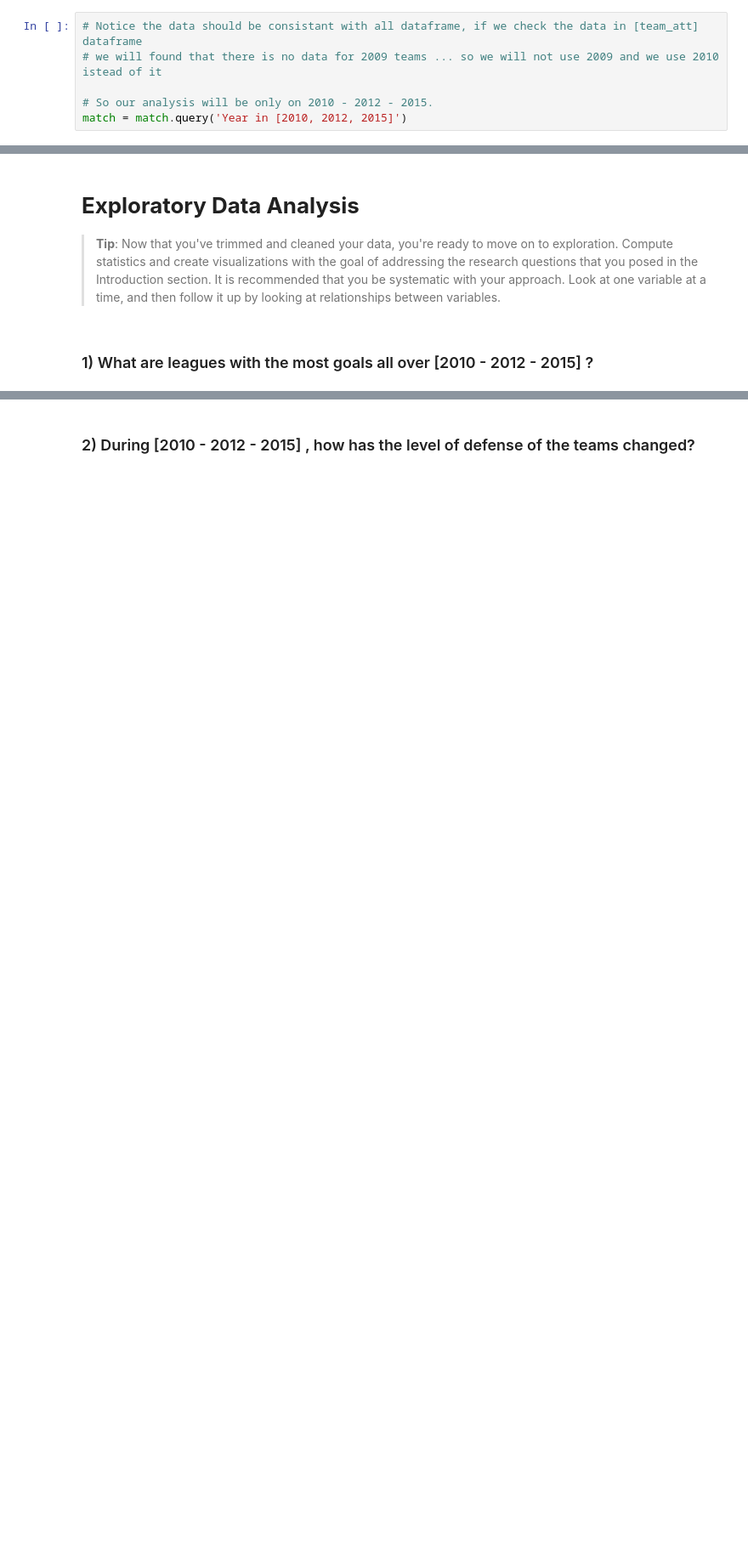
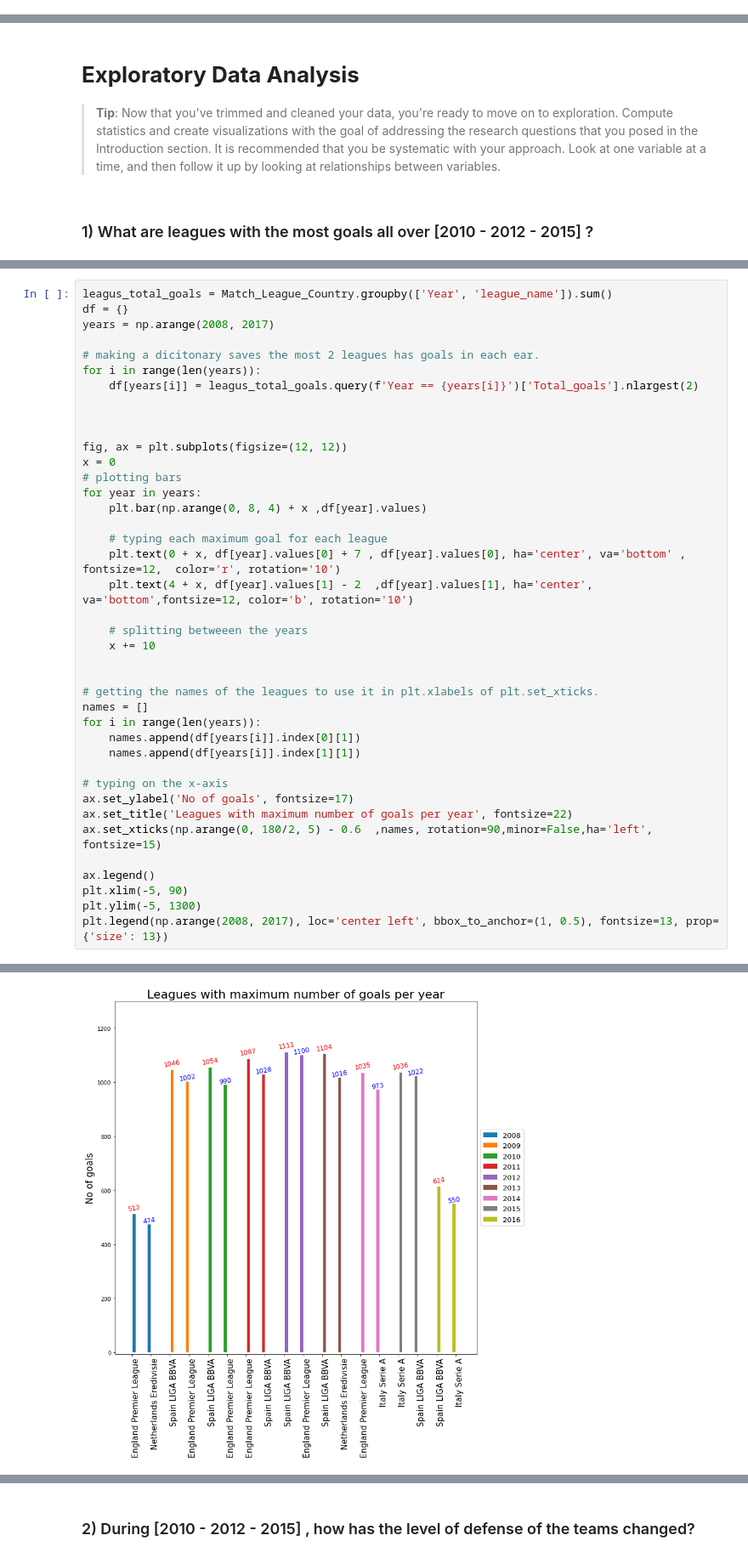
Before and after one commit to mo7amed7assan1911/European-Soccer-Data-Analysis, a Jupyter notebook: investigate-a-dataset-template.ipynb, the cells around one changed output, grey strips where cells are left out. Shown at 85% size. Cells and saved outputs as stored; diff of their text form; blank space fills up the shorter version.

Commit message:
Editing the most good leagues and starting on how to be a good player

```diff
--- a/investigate-a-dataset-template.ipynb
+++ b/investigate-a-dataset-template.ipynb
@@ -299,6 +273,0 @@ match.Year.value_counts().plot(kind='bar', figsize=(8, 8))
-# %%
-# Notice the data should be consistant with all dataframe, if we check the data in [team_att] dataframe
-# we will found that there is no data for 2009 teams ... so we will not use 2009 and we use 2010 istead of it
-
-# So our analysis will be only on 2010 - 2012 - 2015.
-match = match.query('Year in [2010, 2012, 2015]')
@@ -702,0 +447,41 @@ plt.xticks([3, 22, 41], [2010, 2012, 2015], rotation=390, fontsize=12)
+# %%
+leagus_total_goals = Match_League_Country.groupby(['Year', 'league_name']).sum()
+df = {}
+years = np.arange(2008, 2017)
+
+# making a dicitonary saves the most 2 leagues has goals in each ear.
+for i in range(len(years)):
+    df[years[i]] = leagus_total_goals.query(f'Year == {years[i]}')['Total_goals'].nlargest(2)
+
+
+
+fig, ax = plt.subplots(figsize=(12, 12))
+x = 0
+# plotting bars
+for year in years:
+    plt.bar(np.arange(0, 8, 4) + x ,df[year].values)
+
+    # typing each maximum goal for each league
+    plt.text(0 + x, df[year].values[0] + 7 , df[year].values[0], ha='center', va='bottom' , fontsize=12,  color='r', rotation='10')
+    plt.text(4 + x, df[year].values[1] - 2  ,df[year].values[1], ha='center', va='bottom',fontsize=12, color='b', rotation='10')
+
+    # splitting betweeen the years
+    x += 10
+
+
+# getting the names of the leagues to use it in plt.xlabels of plt.set_xticks.
+names = []
+for i in range(len(years)):
+    names.append(df[years[i]].index[0][1])
+    names.append(df[years[i]].index[1][1])
+
+# typing on the x-axis
+ax.set_ylabel('No of goals', fontsize=17)
+ax.set_title('Leagues with maximum number of goals per year', fontsize=22)
+ax.set_xticks(np.arange(0, 180/2, 5) - 0.6  ,names, rotation=90,minor=False,ha='left', fontsize=15)
+
+ax.legend()
+plt.xlim(-5, 90)
+plt.ylim(-5, 1300)
+plt.legend(np.arange(2008, 2017), loc='center left', bbox_to_anchor=(1, 0.5), fontsize=13, prop={'size': 13})
+# %% [output]
@@ -702,0 +490 @@ plt.xticks([3, 22, 41], [2010, 2012, 2015], rotation=390, fontsize=12)
+[figure, added]
```
Also changed, not shown: parts of 43 cells of this notebook.
